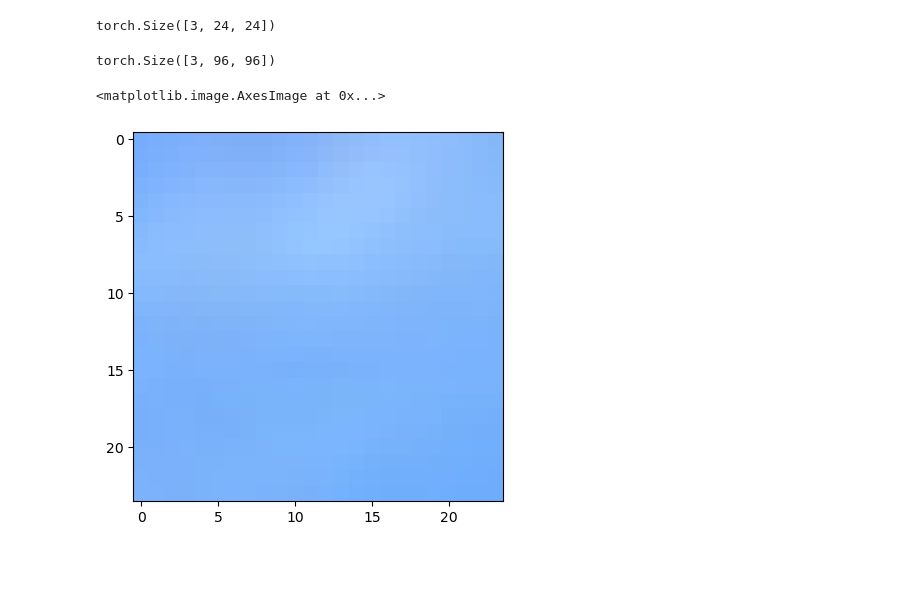
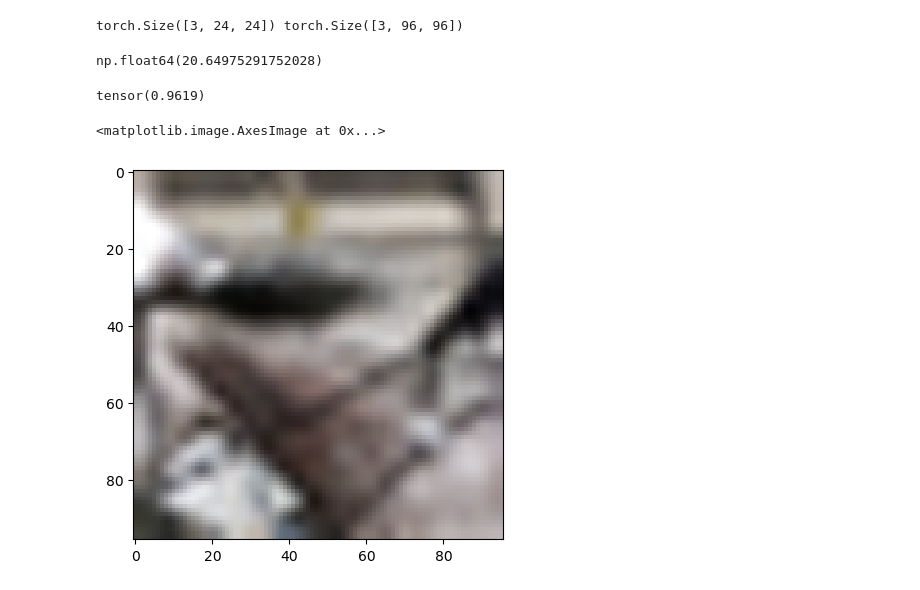
Before and after one commit to mondayinred/SRGAN, a Jupyter notebook: test.ipynb, the cells around one changed output. Saved outputs shown, nothing was run; the diff lists cells and outputs as text; code cells hidden in the pictures; blank space fills up the shorter version.

Commit message:
데이터 UCSR로 수정 및 config, model 수정

```diff
--- a/test.ipynb
+++ b/test.ipynb
@@ -17 +43,3 @@ import matplotlib.pyplot as plt
+# %%
+train_config = config.train_config
 # %%
@@ -25,5 +49,5 @@ train_config['train_hr_path']
 # %%
-train_valid = UcsrTrainValidDataset(train_config['train_lr_path'], train_config['train_hr_path'])
+train_valid = UcsrTrainValidDataset(train_config['train_data_path'])
 train_data = train_valid.get_train()
 valid_data = train_valid.get_valid()
 
@@ -81,13 +58,22 @@ train_data.__len__()
-# %%
-train_data[0][0].shape
-# %% [output]
-torch.Size([3, 24, 24])
-# %%
-train_data[0][1].shape
-# %% [output]
-torch.Size([3, 96, 96])
+# %%
+input, target = train_data[14]
+print(input.shape, target.shape)
+# %% [output]
+torch.Size([3, 24, 24]) torch.Size([3, 96, 96])
+# %%
+input, target = train_data[14]
+
+upscaled_input = F.interpolate(input.unsqueeze(0), scale_factor=4, mode='bicubic', align_corners=False).squeeze(0)
+upscaled_input = torch.clamp(upscaled_input, 0, 1)
+psnr_srgan( upscaled_input, target)
+# %% [output]
+np.float64(20.64975291752028)
+# %%
+torch.max(upscaled_input)
+# %% [output]
+tensor(0.9619)
 # %%
-plt.imshow(train_data[0][0].permute(1, 2, 0).cpu().numpy())
+plt.imshow(upscaled_input.permute(1, 2, 0).numpy())
 # %% [output]
 <matplotlib.image.AxesImage at 0x...>
-[figure, old version]
+[figure, new version]
```
Also changed, not shown: parts of 33 cells of this notebook, 7 other files.
